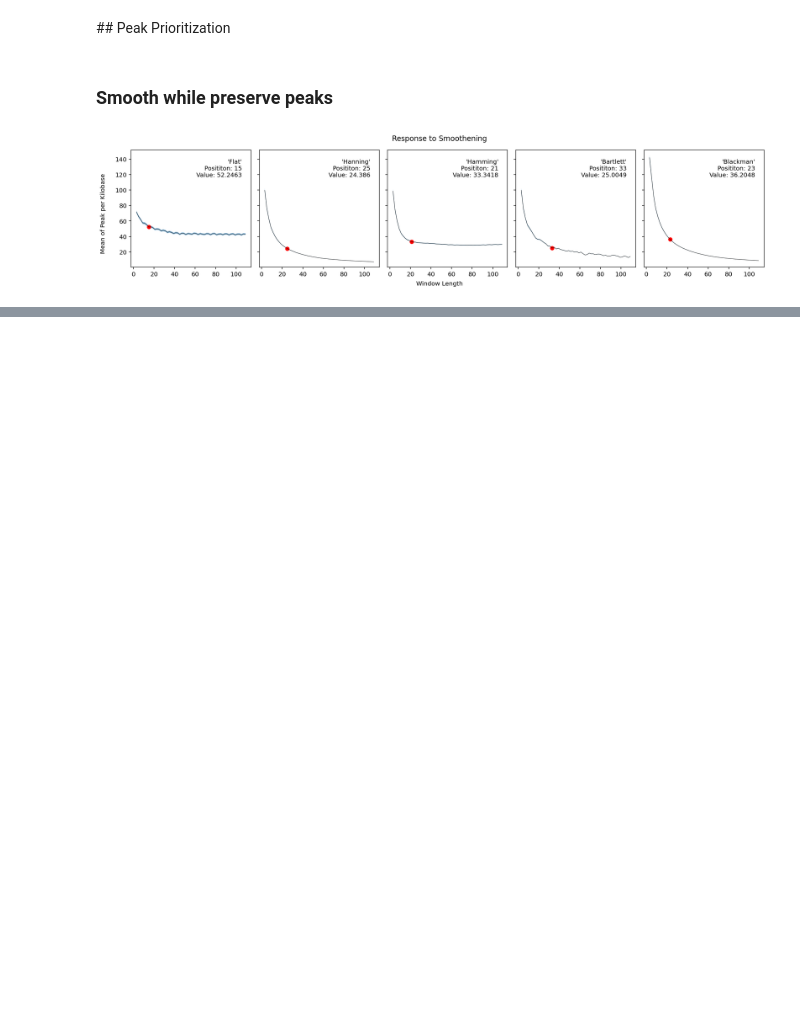
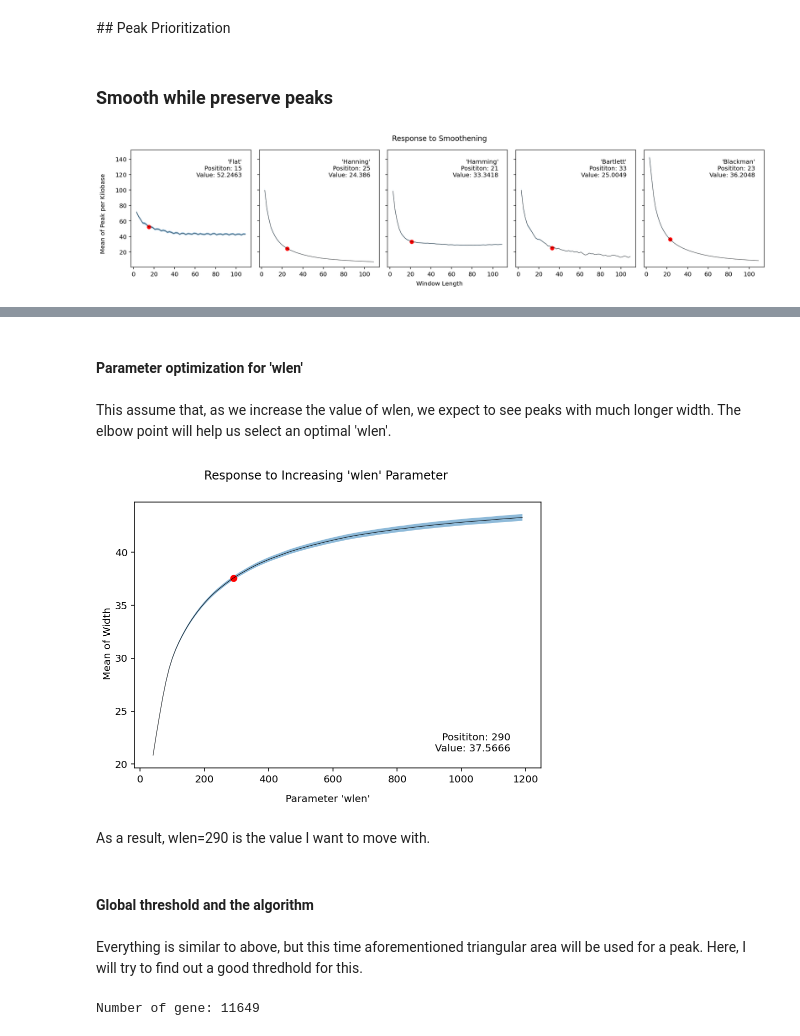
Before and after one commit to inecik/RiboSeqAnalysis, a Jupyter notebook: jupyter_server/ribosome_stalling_sites.ipynb, the cells around one changed output, grey strips where cells are left out. Cells and saved outputs as stored; diff of their text form; code cells hidden in the pictures; blank space fills up the shorter version.

```diff
--- a/jupyter_server/ribosome_stalling_sites.ipynb
+++ b/jupyter_server/ribosome_stalling_sites.ipynb
@@ -245,0 +297,5 @@ This means, 'hanning' smoothing with window length 25 will be the choice. I only
+# %%
+# Example usage
+gene_id = I.gene_list[0]
+peaks_example = peak_detection_inecik_1(gene_id, 0.95, (fit_mu, fit_std))
+print(f"Peaks for {gene_id}: {peaks_example}")
@@ -245,0 +326,4 @@ This means, 'hanning' smoothing with window length 25 will be the choice. I only
+# %% [markdown]
+#### Parameter optimization for 'wlen'
+# %% [markdown]
+This assume that, as we increase the value of wlen, we expect to see peaks with much longer width. The elbow point will help us select an optimal 'wlen'.
@@ -245,0 +354,50 @@ This means, 'hanning' smoothing with window length 25 will be the choice. I only
+# %%
+from kneed import KneeLocator
+fig, ax = plt.subplots(1,1, figsize=(6, 4), sharex=True, sharey=True, constrained_layout=True)
+plt.suptitle("Response to Increasing 'wlen' Parameter ", y=1.1)
+x_data = wlen_range
+CONFIDENCE = 0.999
+arr = wlen_optimize.T
+# Statistics
+y_data = np.nanmean(arr, axis=0)
+se = np.array(stats.sem(arr, nan_policy='omit')) # standard error
+n = len(arr) - np.sum(np.isnan(arr), axis=0)
+ci_l, ci_h = stats.t.interval(CONFIDENCE, n-1, loc=y_data, scale=se)
+# Find elbow
+kn = KneeLocator(x_data, y_data, curve='concave', direction='increasing')
+knee_x, knee_y = kn.knee, kn.knee_y
+# Plot
+ax.plot(x_data, y_data, linewidth=0.5, color="black")
+ax.fill_between(x_data, ci_l, ci_h, alpha=0.5)
+ax.scatter(knee_x, knee_y, color="red")
+ax.text(0.925, 0.055, f"Posititon: {knee_x}\nValue: {round(knee_y,4)}", transform=ax.transAxes, verticalalignment='bottom', horizontalalignment="right", alpha=1)
+fig.text(0.5, - 0.05, "Parameter 'wlen'", ha='center')
+fig.text(-0.02, 0.5, "Mean of Width", va='center', rotation='vertical')
+plt.show()
+# %% [output]
+[figure, added]
+# %% [markdown]
+As a result, wlen=290 is the value I want to move with.
+# %% [markdown]
+#### Global threshold and the algorithm
+# %% [markdown]
+Everything is similar to above, but this time aforementioned triangular area will be used for a peak. Here, I will try to find out a good thredhold for this.
+# %%
+peak_calculation = list()
+for gene_id in I.gene_list:
+    exp_rpkm = I.riboseq_sixtymers.experiment.calculate_rpkm_genes(gene_id)
+    tra_rpkm = I.riboseq_sixtymers.translatome.calculate_rpkm_genes(gene_id)
+    if exp_rpkm > 1 and tra_rpkm > 1:
+        exp_rpm_bs = I.riboseq_sixtymers.experiment.calculate_rpm_positions(gene_id)
+        # normalize with translatome rpm
+        rpm_gene = I.riboseq_sixtymers.translatome.calculate_rpm_genes(gene_id)
+        if len(exp_rpm_bs) > window_len:
+            exp_rpm_s = smooth_array(exp_rpm_bs, window_len=25, window="hanning") / rpm_gene
+            peaks, _ = find_peaks(exp_rpm_s)
+            calc_prominences = peak_prominences(exp_rpm_s, peaks=peaks, wlen=290)
+            calc_witdhs = peak_widths(exp_rpm_s, rel_height=1, peaks=peaks, prominence_data=calc_prominences, wlen=290)
+            peak_calculation.append(calc_prominences[0] * calc_witdhs[0])
+print(f"Number of gene: {len(peak_calculation)}")
+peak_calculation = np.concatenate(peak_calculation, axis=0)
+# %% [output]
+Number of gene: 11649
```
Also changed, not shown: parts of 30 cells of this notebook, 1 other file.
